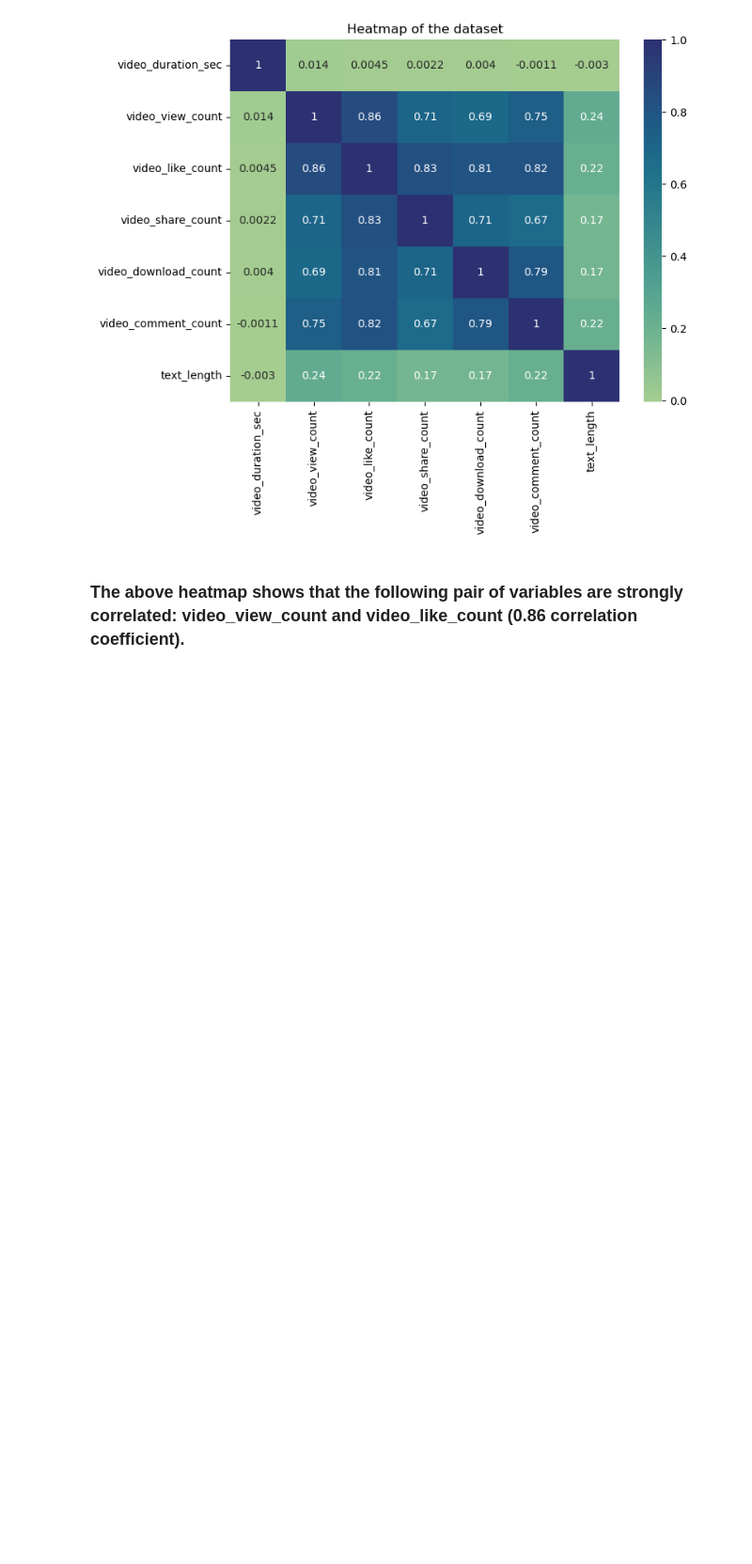
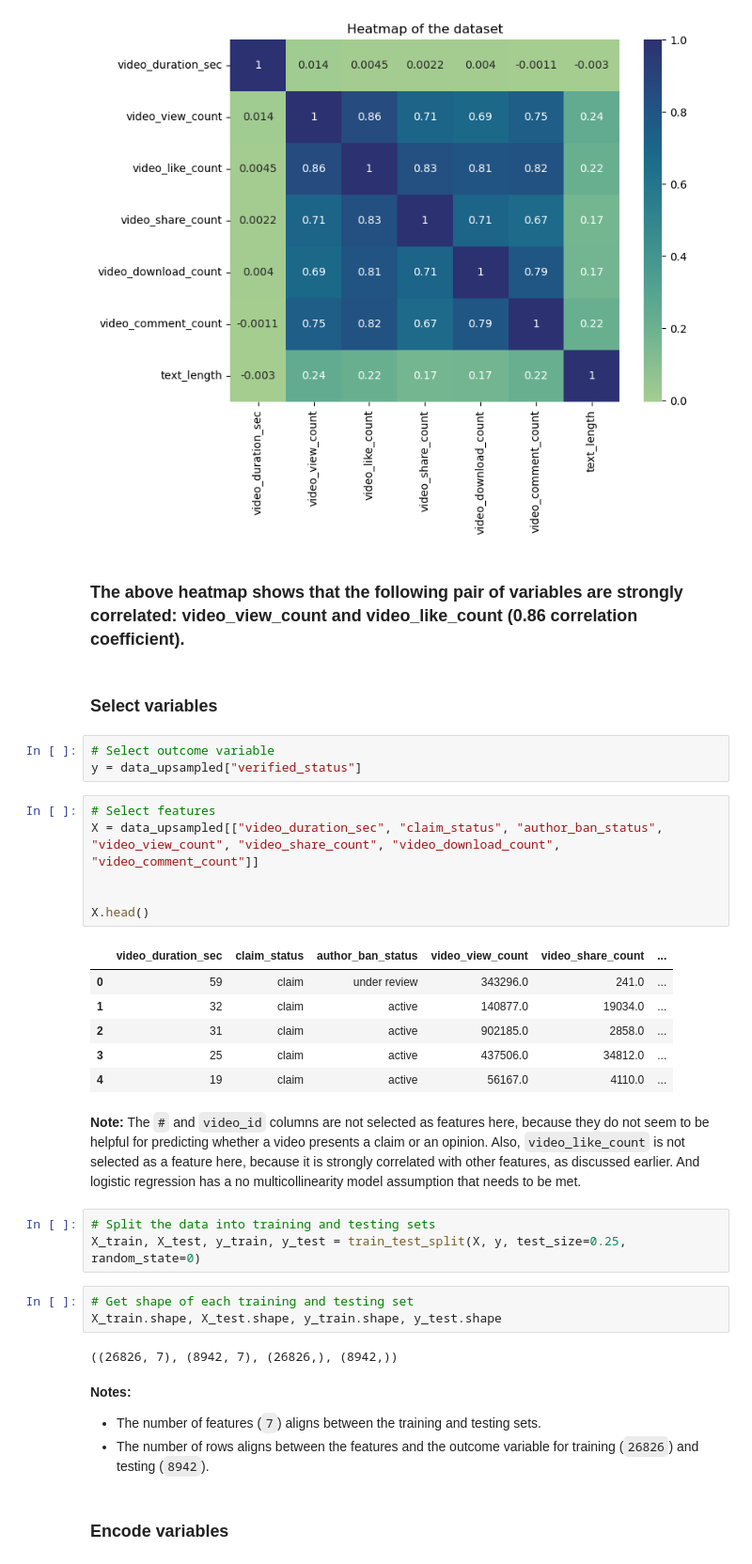
Before and after one commit to Mustafa777Xo/TikTok, a Jupyter notebook: tiktok_classfication.ipynb, the cells around one changed output. Shown at 94% size. Drawn from its saved outputs; the diff is of its cells as text; blank space fills up the shorter version.

Commit message:
encoded features

```diff
--- a/tiktok_classfication.ipynb
+++ b/tiktok_classfication.ipynb
@@ -606,3 +606,38 @@ plt.show()
 [figure]
 # %% [markdown]
 ### The above heatmap shows that the following pair of variables are strongly correlated: video_view_count and video_like_count (0.86 correlation coefficient).
+# %% [markdown]
+### **Select variables**
+# %%
+# Select outcome variable
+y = data_upsampled["verified_status"]
+# %%
+# Select features
+X = data_upsampled[["video_duration_sec", "claim_status", "author_ban_status", "video_view_count", "video_share_count", "video_download_count", "video_comment_count"]]
+
+
+X.head()
+# %% [output]
+|  | video_duration_sec | claim_status | author_ban_status | video_view_count | video_share_count | ... |
+| 0 | 59 | claim | under review | 343296.0 | 241.0 | ... |
+| 1 | 32 | claim | active | 140877.0 | 19034.0 | ... |
+| 2 | 31 | claim | active | 902185.0 | 2858.0 | ... |
+| 3 | 25 | claim | active | 437506.0 | 34812.0 | ... |
+| 4 | 19 | claim | active | 56167.0 | 4110.0 | ... |
+# %% [markdown]
+**Note:** The `#` and `video_id` columns are not selected as features here, because they do not seem to be helpful for predicting whether a video presents a claim or an opinion. Also, `video_like_count` is not selected as a feature here, because it is strongly correlated with other features, as discussed earlier. And logistic regression has a no multicollinearity model assumption that needs to be met.
+# %%
+# Split the data into training and testing sets
+X_train, X_test, y_train, y_test = train_test_split(X, y, test_size=0.25, random_state=0)
+# %%
+# Get shape of each training and testing set
+X_train.shape, X_test.shape, y_train.shape, y_test.shape
+# %% [output]
+((26826, 7), (8942, 7), (26826,), (8942,))
+# %% [markdown]
+**Notes:**
+
+- The number of features (`7`) aligns between the training and testing sets.
+- The number of rows aligns between the features and the outcome variable for training (`26826`) and testing (`8942`).
+# %% [markdown]
+### **Encode variables**
```
Also changed, not shown: parts of 9 cells of this notebook.
